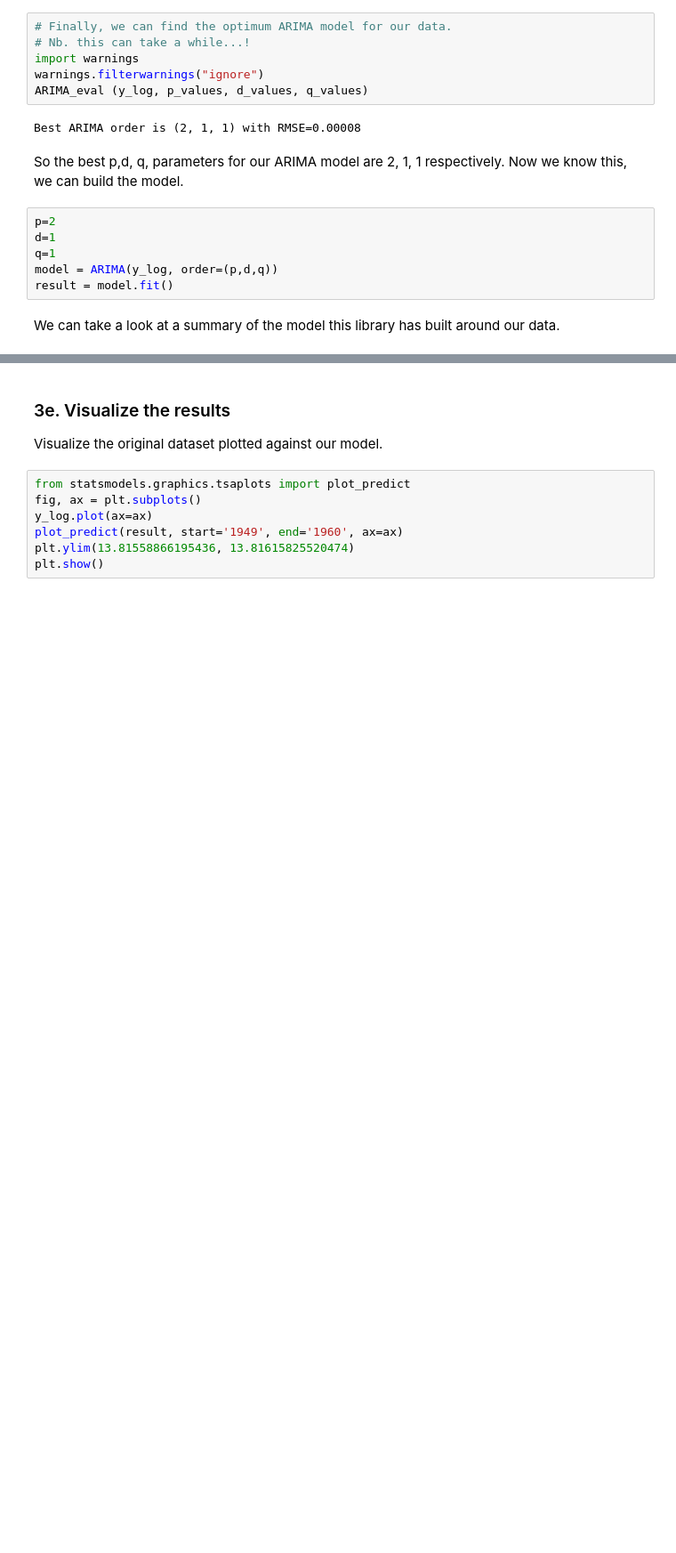
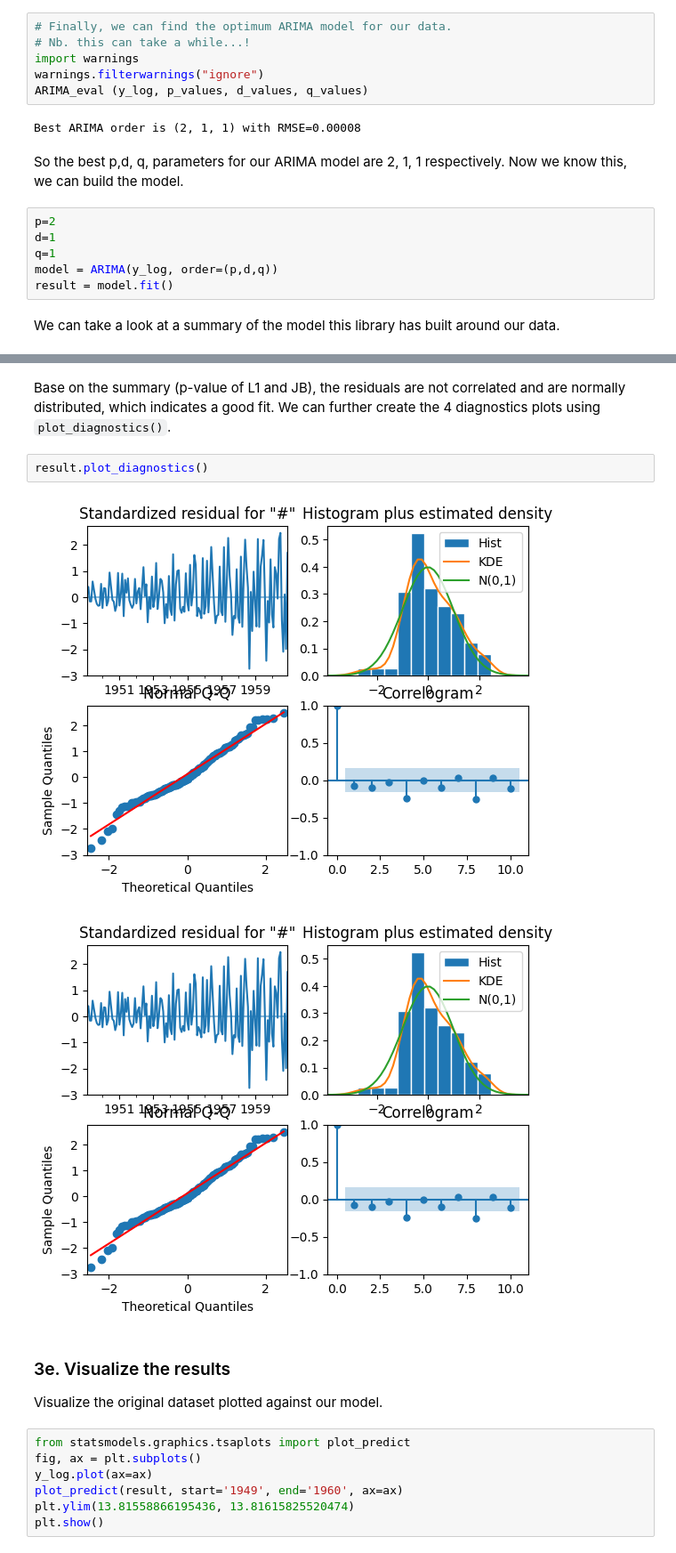
Before and after one commit to xonic64/dsc, a Jupyter notebook: Generalist Specialization/Unit 21 - A Deep Dive into Time Series Analysis/21.1.2 - Cowboy Cigarettes - A Time Series Investigation/Cowboy Cigarettes Case Study - Tier 3.ipynb, the cells around one changed output, grey strips where cells are left out. Shown: that part at 89% size. Drawn from its saved outputs; the diff is of its cells as text; blank space fills up the shorter version.

```diff
--- a/Generalist Specialization/Unit 21 - A Deep Dive into Time Series Analysis/21.1.2 - Cowboy Cigarettes - A Time Series Investigation/Cowboy Cigarettes Case Study - Tier 3.ipynb
+++ b/Generalist Specialization/Unit 21 - A Deep Dive into Time Series Analysis/21.1.2 - Cowboy Cigarettes - A Time Series Investigation/Cowboy Cigarettes Case Study - Tier 3.ipynb
@@ -404,6 +442,13 @@ SARIMAX Results
 Warnings:
 [1] Covariance matrix calculated using the outer product of gradients (complex-step).
 [2] Covariance matrix is singular or near-singular, with condition number 2.88e+45. Standard errors may be unstable.
+# %% [markdown]
+Base on the summary (p-value of L1 and JB), the residuals are not correlated and are normally distributed, which indicates a good fit. We can further create the 4 diagnostics plots using `plot_diagnostics()`.
+# %%
+result.plot_diagnostics()
+# %% [output]
+[figure, added]
+[figure, added]
 # %% [markdown]
 ### 3e. Visualize the results
 
```
Also changed, not shown: parts of 11 cells of this notebook.
